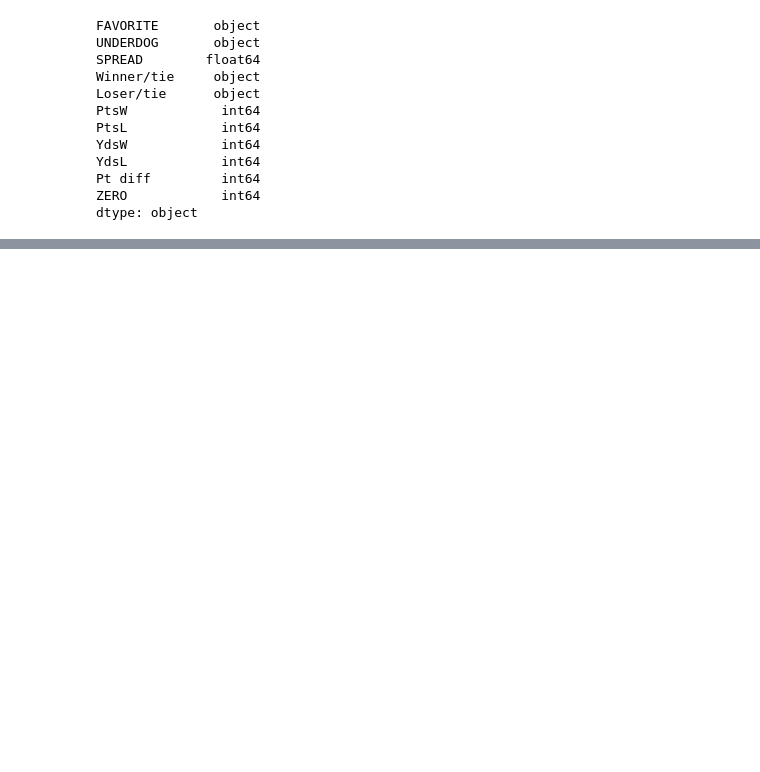
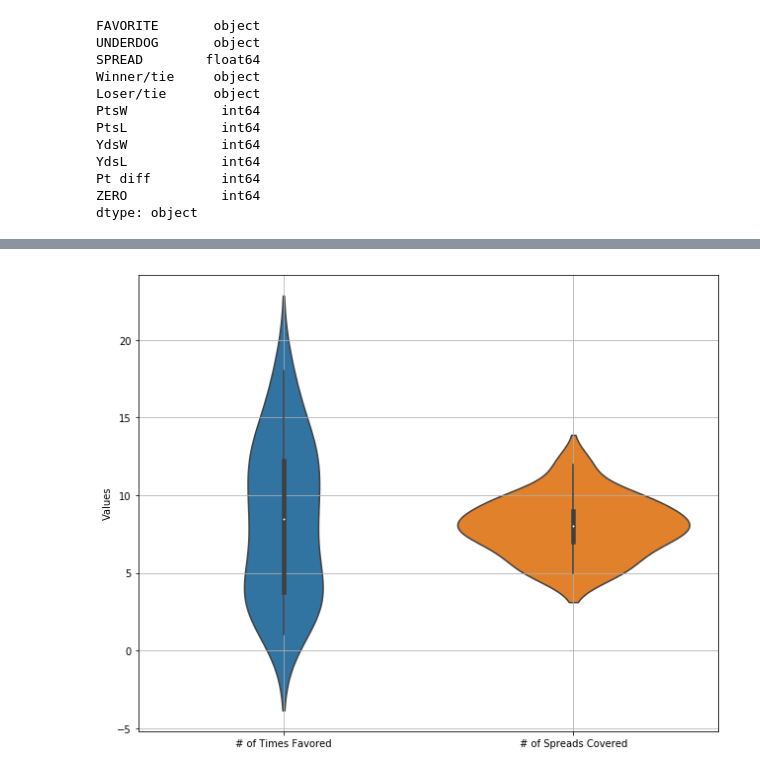
Before and after one commit to allamass95/nfl_spreads, a Jupyter notebook: Data Sources/spread_winner.ipynb, the cells around one changed output, grey strips where cells are left out. Drawn from its saved outputs; the diff is of its cells as text; code cells hidden in the pictures; blank space fills up the shorter version.

```diff
--- a/Data Sources/spread_winner.ipynb
+++ b/Data Sources/spread_winner.ipynb
@@ -80 +243,13 @@ new_chart.head()
+# %%
+fig, ax = pyplot.subplots(figsize =(9, 7))
+
+sns.violinplot(ax = ax, data = new_chart12345)
+ax.set_ylabel('Values')
+plt.tight_layout()
+#plt.savefig('wins_vs_winsATS_violinchart.png')
+plt.grid()
+
+plt.show()
+# %% [output]
+[figure, added]
 # %%
```
Also changed, not shown: parts of 40 cells of this notebook.
